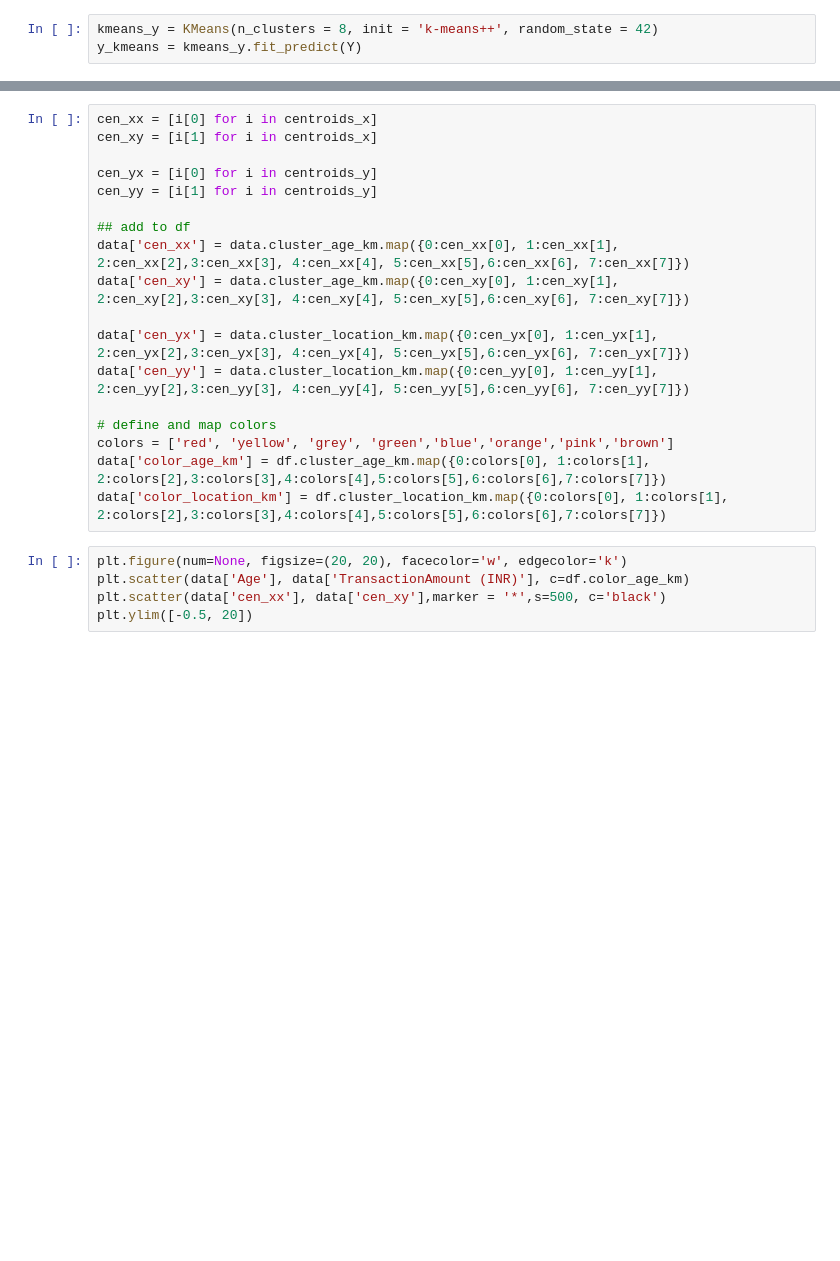
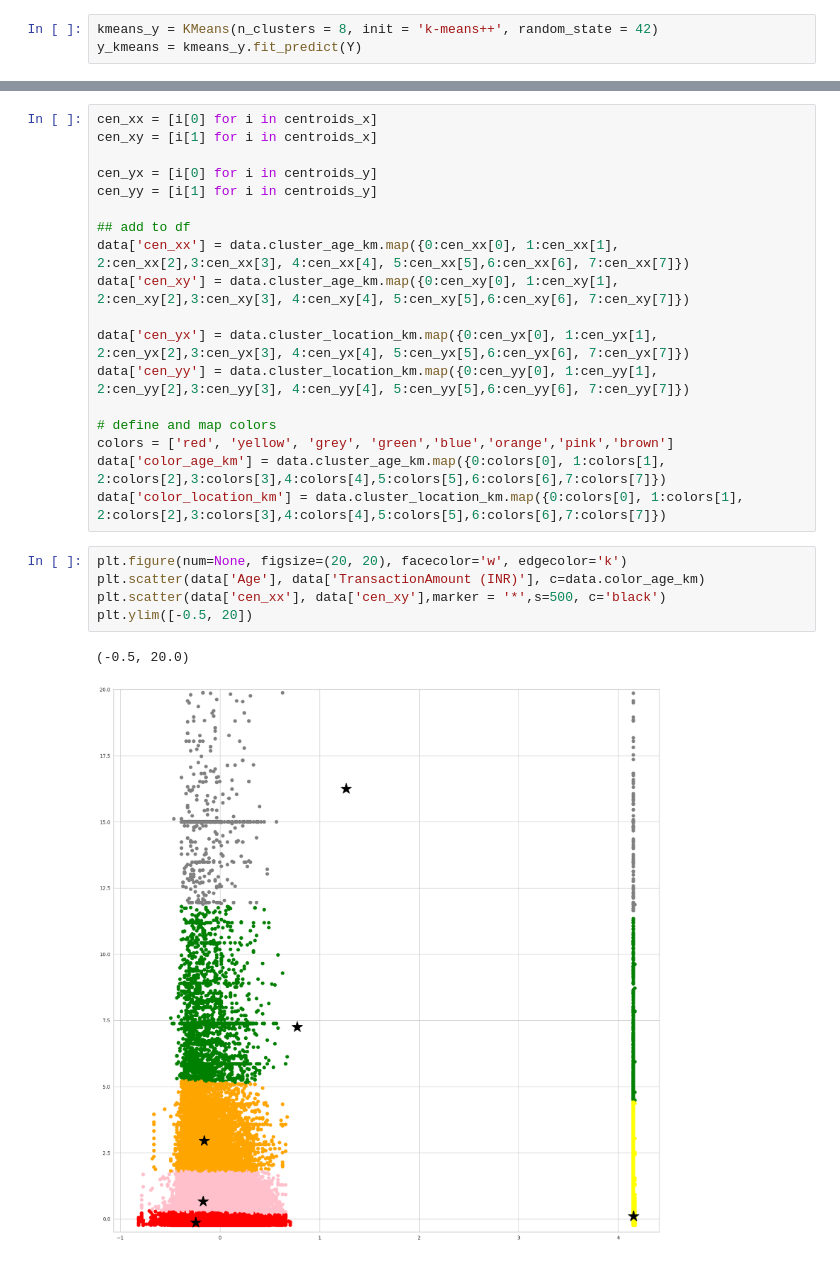
Before and after one commit to lngonzalezm/PruebaTecnicaNequi, a Jupyter notebook: Model.ipynb, the cells around one changed output, grey strips where cells are left out. Saved outputs shown, nothing was run; the diff lists cells and outputs as text; blank space fills up the shorter version.

```diff
--- a/Model.ipynb
+++ b/Model.ipynb
@@ -92,12 +120,15 @@ data['cen_yy'] = data.cluster_location_km.map({0:cen_yy[0], 1:cen_yy[1], 2:cen_y
 
 # define and map colors
 colors = ['red', 'yellow', 'grey', 'green','blue','orange','pink','brown']
-data['color_age_km'] = df.cluster_age_km.map({0:colors[0], 1:colors[1], 2:colors[2],3:colors[3],4:colors[4],5:colors[5],6:colors[6],7:colors[7]})
-data['color_location_km'] = df.cluster_location_km.map({0:colors[0], 1:colors[1], 2:colors[2],3:colors[3],4:colors[4],5:colors[5],6:colors[6],7:colors[7]})
+data['color_age_km'] = data.cluster_age_km.map({0:colors[0], 1:colors[1], 2:colors[2],3:colors[3],4:colors[4],5:colors[5],6:colors[6],7:colors[7]})
+data['color_location_km'] = data.cluster_location_km.map({0:colors[0], 1:colors[1], 2:colors[2],3:colors[3],4:colors[4],5:colors[5],6:colors[6],7:colors[7]})
 # %%
 plt.figure(num=None, figsize=(20, 20), facecolor='w', edgecolor='k')
-plt.scatter(data['Age'], data['TransactionAmount (INR)'], c=df.color_age_km)
+plt.scatter(data['Age'], data['TransactionAmount (INR)'], c=data.color_age_km)
 plt.scatter(data['cen_xx'], data['cen_xy'],marker = '*',s=500, c='black')
 plt.ylim([-0.5, 20])
+# %% [output]
+(-0.5, 20.0)
+[figure, added]
 # %%
 plt.figure(num=None, figsize=(20, 30), facecolor='w', edgecolor='k')
```
Also changed, not shown: parts of 5 cells of this notebook.
